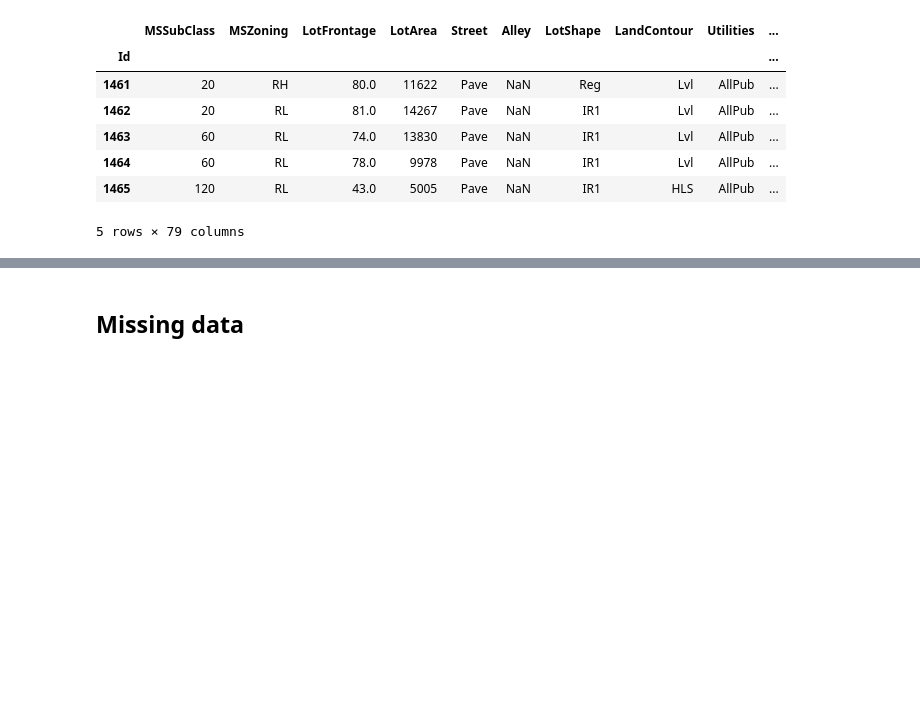
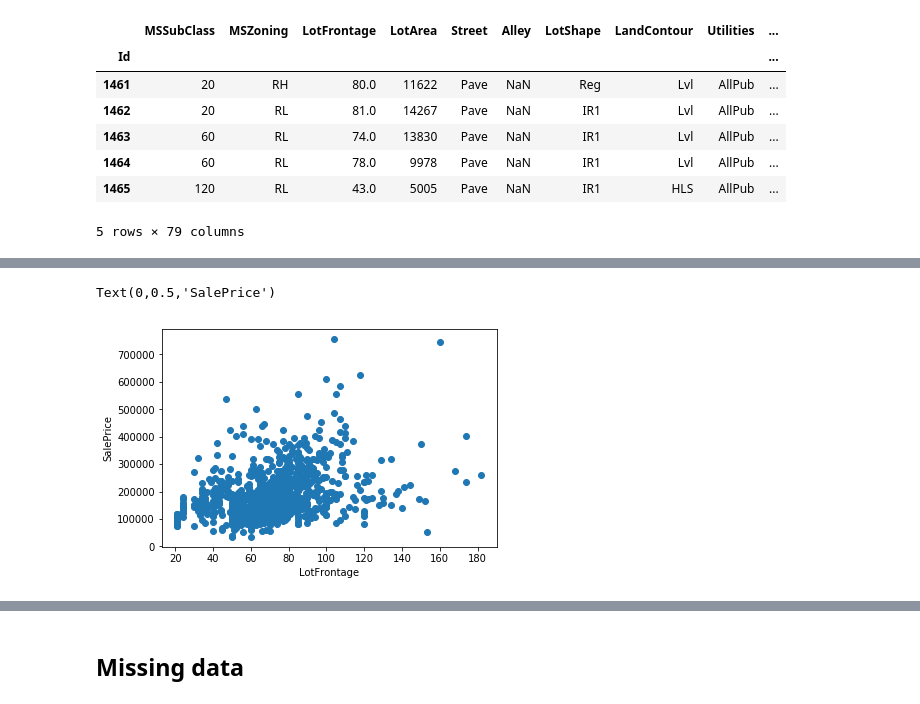
Before and after one commit to knrick/Kaggle-House-Prices-Comptetition, a Jupyter notebook: main.ipynb, the cells around one changed output, grey strips where cells are left out. Cells and saved outputs as stored; diff of their text form; code cells hidden in the pictures; blank space fills up the shorter version.

```diff
--- a/main.ipynb
+++ b/main.ipynb
@@ -51,0 +80,8 @@ Index(['MSSubClass', 'MSZoning', 'LotFrontage', 'LotArea', 'Street', 'Alley',
+# %%
+train = train.drop(train[train.LotFrontage > 300].index)
+plt.scatter(train.LotFrontage, train.SalePrice)
+plt.xlabel('LotFrontage')
+plt.ylabel('SalePrice')
+# %% [output]
+Text(0,0.5,'SalePrice')
+[figure, added]
```
Also changed, not shown: parts of 91 cells of this notebook.
